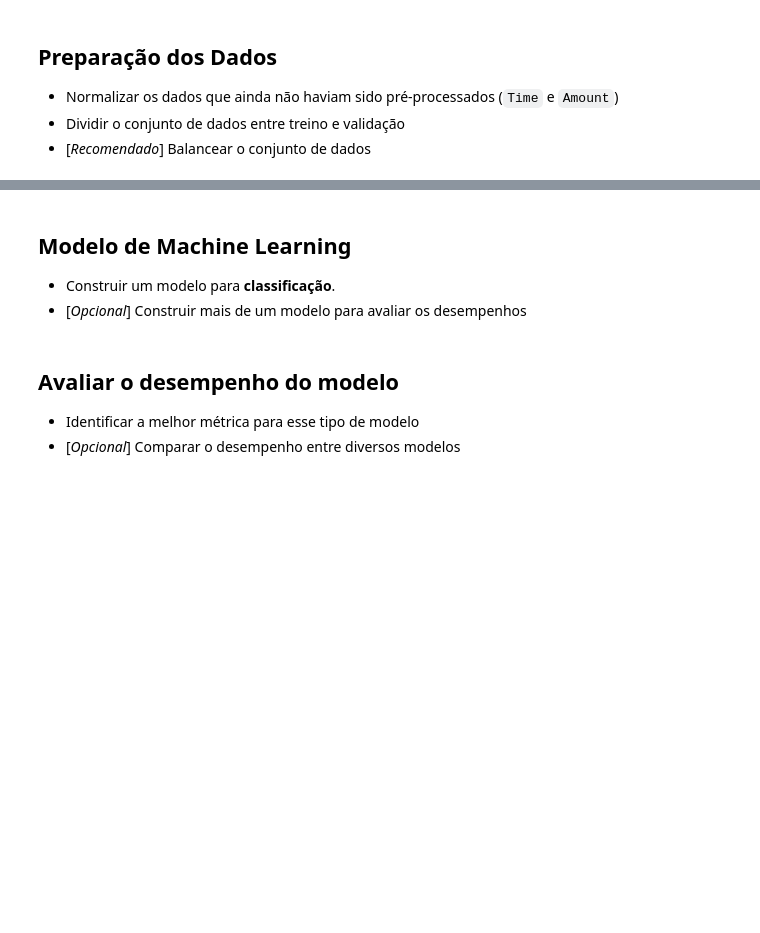
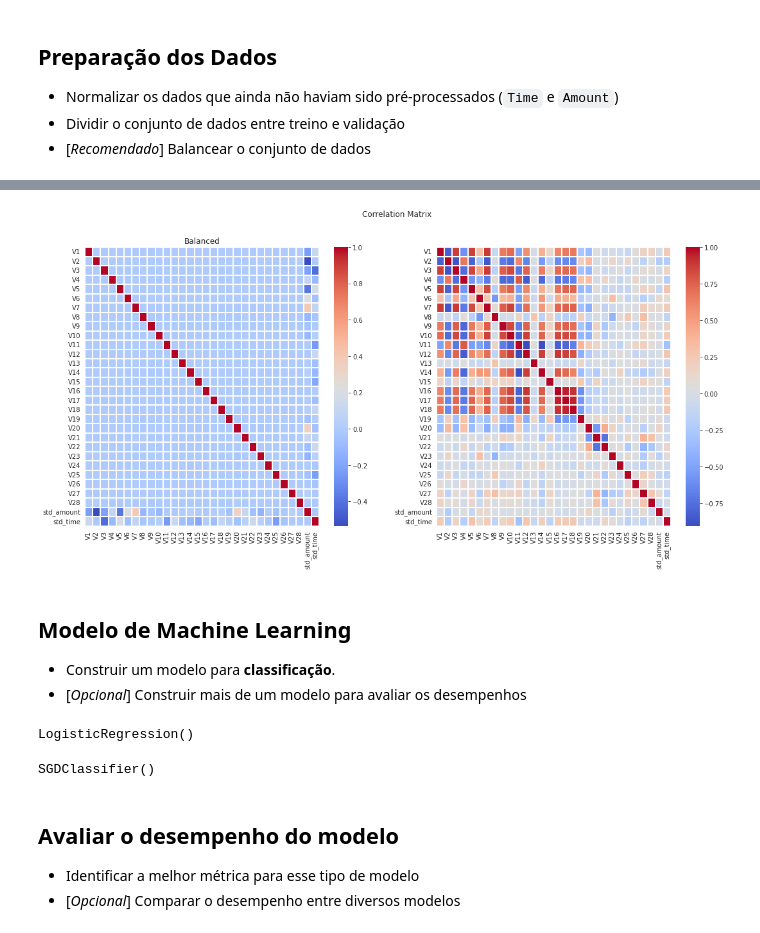
Before and after one commit to JoaoSiqueiraDS/DS_Days, a Jupyter notebook: [Template]_Detecção_de_Fraude_em_Cartões_de_Crédito.ipynb, the cells around one changed output, grey strips where cells are left out. Drawn from its saved outputs; the diff is of its cells as text; code cells hidden in the pictures; blank space fills up the shorter version.

```diff
--- a/[Template]_Detecção_de_Fraude_em_Cartões_de_Crédito.ipynb
+++ b/[Template]_Detecção_de_Fraude_em_Cartões_de_Crédito.ipynb
@@ -236,5 +273,44 @@ plt.tight_layout()
+# %%
+# Plotting a correlation matrix
+
+corr = X_train.corr()
+
+corr_rus = pd.DataFrame(X_rus).corr()
+
+fig, ax = plt.subplots(nrows=1, ncols=2, figsize=(18,8))
+fig.suptitle('Correlation Matrix')
+
+sns.heatmap(corr, xticklabels=corr.columns, yticklabels=corr.columns, linewidths=1, cmap='coolwarm', ax=ax[0])
+ax[0].set_title('Unbalanced')
+
+sns.heatmap(corr_rus, xticklabels=corr_rus.columns, yticklabels=corr_rus.columns, linewidths=1, cmap='coolwarm', ax=ax[1])
+ax[0].set_title('Balanced')
+
+plt.show()
+# %% [output]
+[figure, added]
 # %% [markdown]
 ## Modelo de Machine Learning
 
 * Construir um modelo para **classificação**.
 * [*Opcional*] Construir mais de um modelo para avaliar os desempenhos
+# %%
+# Instantiating the model 1
+
+np.random.seed(2)
+
+model=LogisticRegression()
+model.fit(X_rus, y_rus)
+# %% [output]
+LogisticRegression()
+# %%
+# Instantiating model 2
+
+from sklearn.linear_model import SGDClassifier
+
+np.random.seed(2)
+
+model2=SGDClassifier()
+model2.fit(X_rus, y_rus)
+# %% [output]
+SGDClassifier()
```
Also changed, not shown: parts of 7 cells of this notebook.
